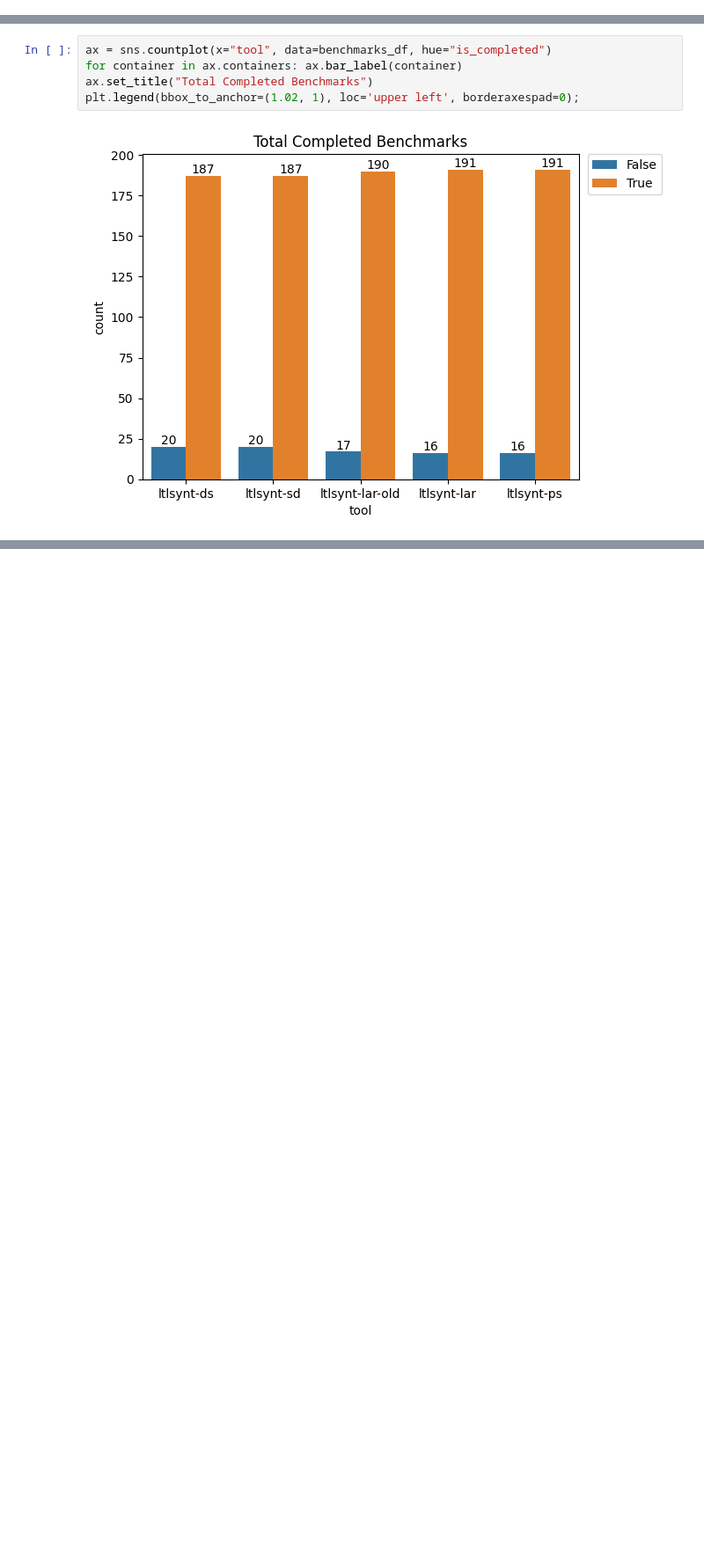
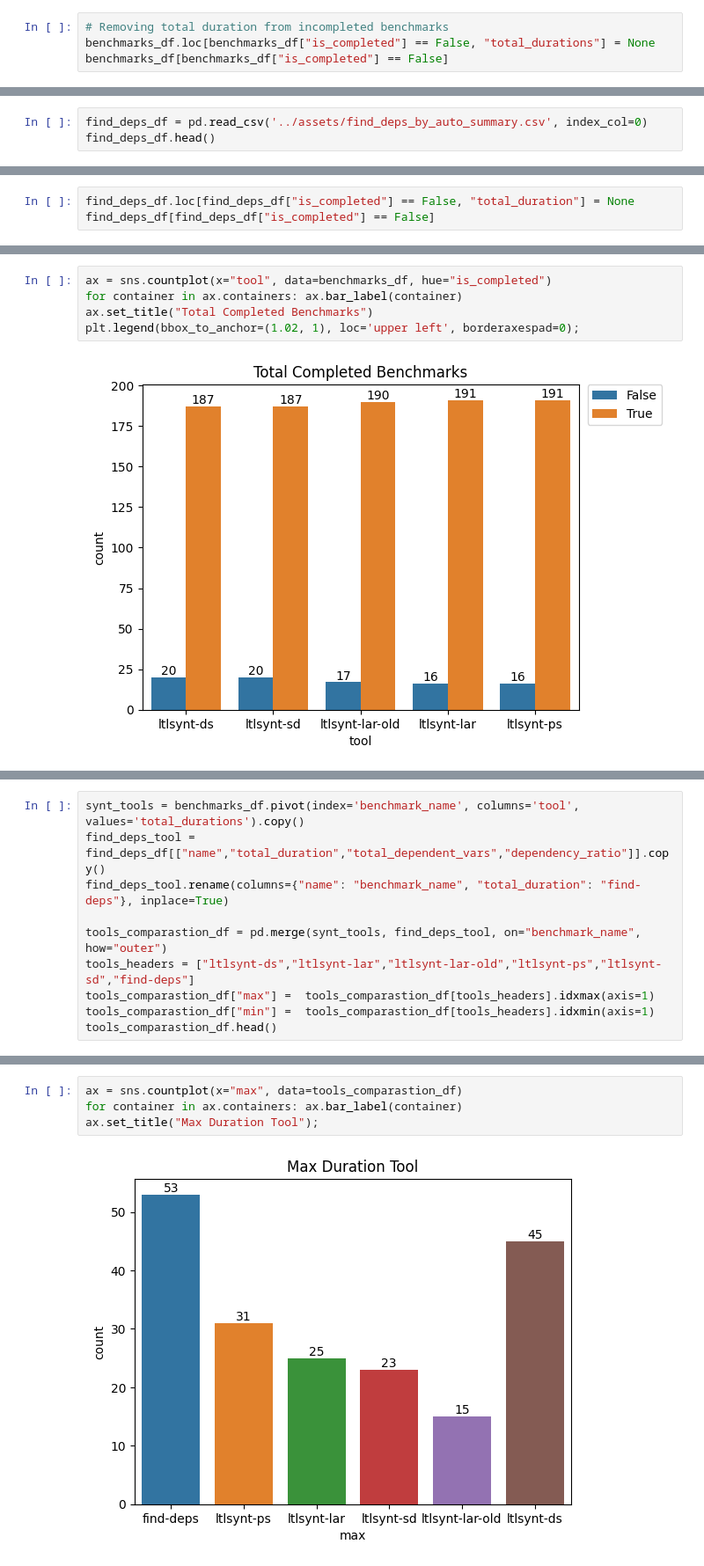
Before and after one commit to eliyaoo32/reactive-synthesis-bfss, a Jupyter notebook: notebooks/synthesis_experiements.ipynb, the cells around one changed output, grey strips where cells are left out. Shown: that part at 88% size. Saved outputs shown, nothing was run; the diff lists cells and outputs as text; blank space fills up the shorter version.

Commit message:
Started implement synthesis tool

```diff
--- a/notebooks/synthesis_experiements.ipynb
+++ b/notebooks/synthesis_experiements.ipynb
@@ -61,3 +69,7 @@ benchmarks_df.head()
 | 2 | ltl2dba11 | ltlsynt-ds | 23.871 | True | 1 | True |
 | 3 | TwoCountersDisButA6 | ltlsynt-ds | 2401558.201 | None | None | False |
 | 4 | TorcsSteeringSimple | ltlsynt-ds | 24.025 | True | 1 | True |
+# %%
+# Removing total duration from incompleted benchmarks
+benchmarks_df.loc[benchmarks_df["is_completed"] == False, "total_durations"] = None
+benchmarks_df[benchmarks_df["is_completed"] == False]
@@ -63,0 +92,3 @@ benchmarks_df.head()
+# %%
+find_deps_df = pd.read_csv('../assets/find_deps_by_auto_summary.csv', index_col=0)
+find_deps_df.head()
@@ -63,0 +102,3 @@ benchmarks_df.head()
+# %%
+find_deps_df.loc[find_deps_df["is_completed"] == False, "total_duration"] = None
+find_deps_df[find_deps_df["is_completed"] == False]
@@ -72,0 +133,10 @@ plt.legend(bbox_to_anchor=(1.02, 1), loc='upper left', borderaxespad=0);
+# %%
+synt_tools = benchmarks_df.pivot(index='benchmark_name', columns='tool', values='total_durations').copy()
+find_deps_tool = find_deps_df[["name","total_duration","total_dependent_vars","dependency_ratio"]].copy()
+find_deps_tool.rename(columns={"name": "benchmark_name", "total_duration": "find-deps"}, inplace=True)
+
+tools_comparastion_df = pd.merge(synt_tools, find_deps_tool, on="benchmark_name", how="outer")
+tools_headers = ["ltlsynt-ds","ltlsynt-lar","ltlsynt-lar-old","ltlsynt-ps","ltlsynt-sd","find-deps"]
+tools_comparastion_df["max"] =  tools_comparastion_df[tools_headers].idxmax(axis=1)
+tools_comparastion_df["min"] =  tools_comparastion_df[tools_headers].idxmin(axis=1)
+tools_comparastion_df.head()
@@ -72,0 +150,6 @@ plt.legend(bbox_to_anchor=(1.02, 1), loc='upper left', borderaxespad=0);
+# %%
+ax = sns.countplot(x="max", data=tools_comparastion_df)
+for container in ax.containers: ax.bar_label(container)
+ax.set_title("Max Duration Tool");
+# %% [output]
+[figure, added]
```
Also changed, not shown: parts of 10 cells of this notebook, 4 other files.
